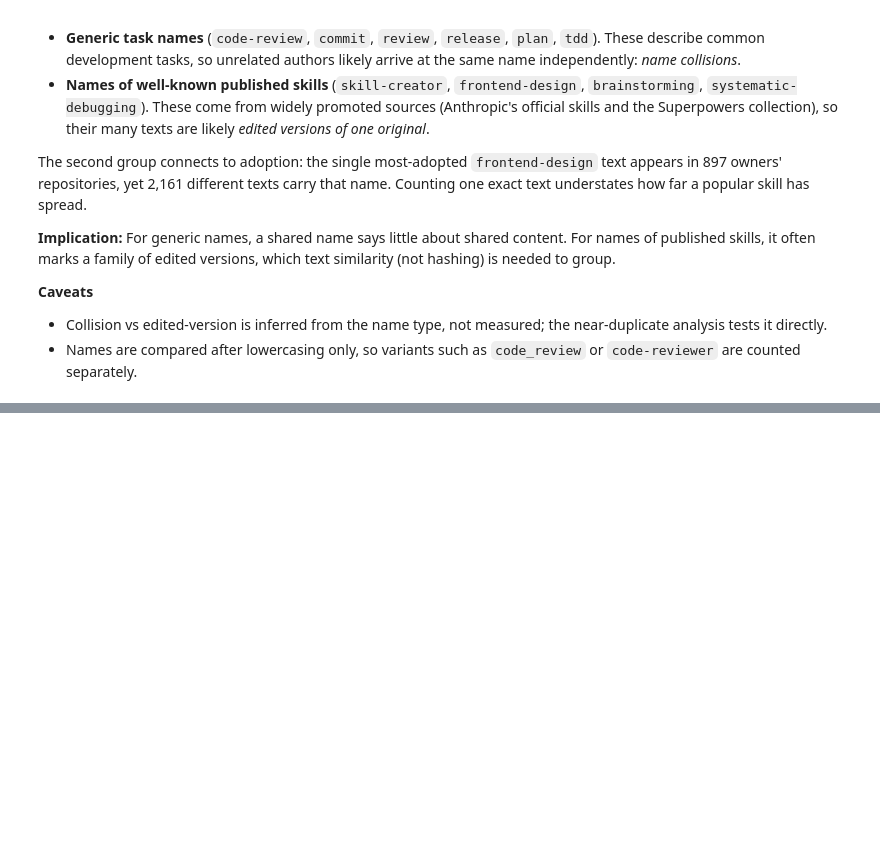
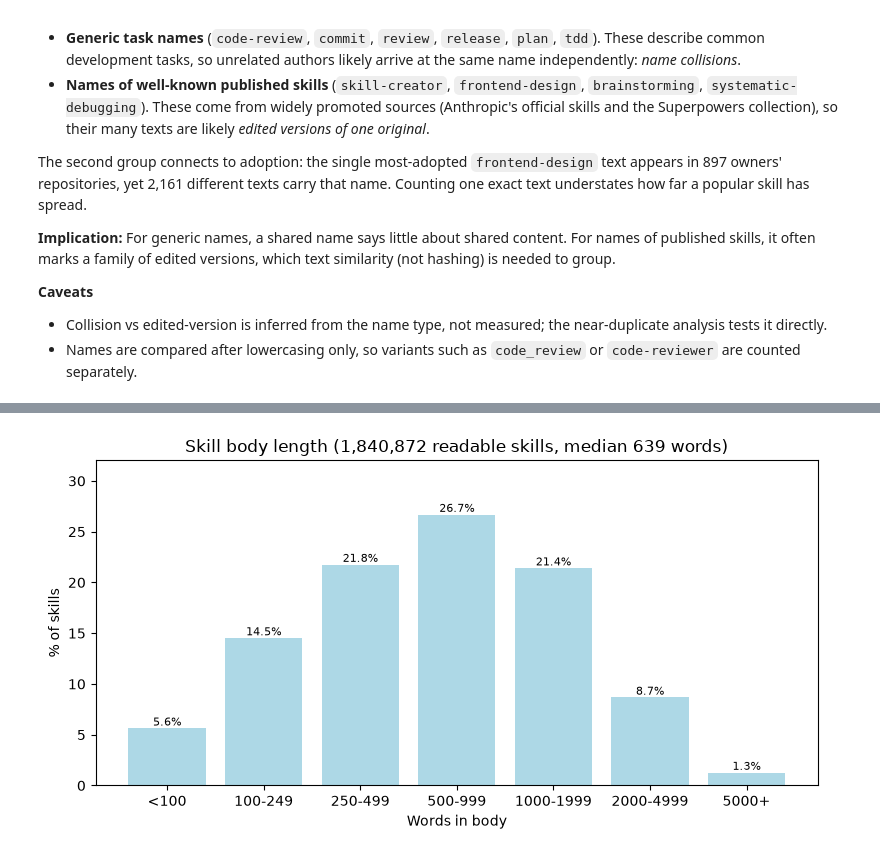
Before and after one commit to TJ690/SWE-Group-Project--Project-3, a Jupyter notebook: src/notebooks/EDA.ipynb, the cells around one changed output, grey strips where cells are left out. Cells and saved outputs as stored; diff of their text form; code cells hidden in the pictures; blank space fills up the shorter version.

```diff
--- a/src/notebooks/EDA.ipynb
+++ b/src/notebooks/EDA.ipynb
@@ -290,0 +883,10 @@ versions, which text similarity (not hashing) is needed to group.
+# %%
+body_length = con.execute(f"""
+SELECT CASE WHEN body_words < 100 THEN '<100' WHEN body_words < 250 THEN '100-249'
+            WHEN body_words < 500 THEN '250-499' WHEN body_words < 1000 THEN '500-999'
+            WHEN body_words < 2000 THEN '1000-1999' WHEN body_words < 5000 THEN '2000-4999'
+            ELSE '5000+' END AS words, MIN(body_words) AS sort_key, COUNT(*) AS skills
+FROM '{skill_features_path}'
+GROUP BY 1 ORDER BY sort_key;
+""").df()
+body_length
@@ -290,0 +902,15 @@ versions, which text similarity (not hashing) is needed to group.
+# %%
+body_length["pct"] = 100 * body_length.skills / body_length.skills.sum()
+
+median_words = con.execute(f"SELECT median(body_words) FROM '{skill_features_path}'").fetchone()[0]
+
+fig, ax = plt.subplots(figsize=(8, 4.2))
+bars = ax.bar(body_length.words, body_length.pct, color="lightblue")
+ax.bar_label(bars, labels=[f"{p:.1f}%" for p in body_length.pct], fontsize=8)
+ax.set_xlabel("Words in body"); ax.set_ylabel("% of skills")
+ax.set_ylim(0, body_length.pct.max() * 1.2)
+ax.set_title(f"Skill body length ({body_length.skills.sum():,} readable skills, median {median_words:.0f} words)")
+plt.tight_layout()
+plt.show()
+# %% [output]
+[figure, added]
```
Also changed, not shown: parts of 42 cells of this notebook, 4 other files.
